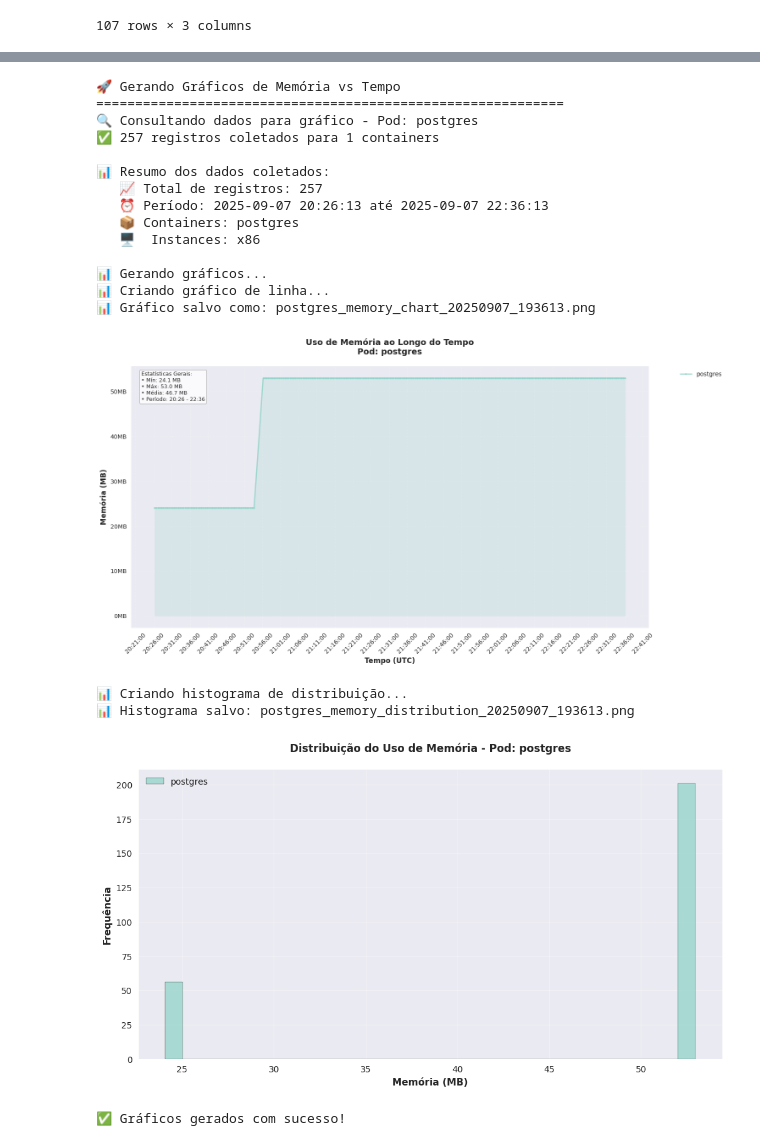
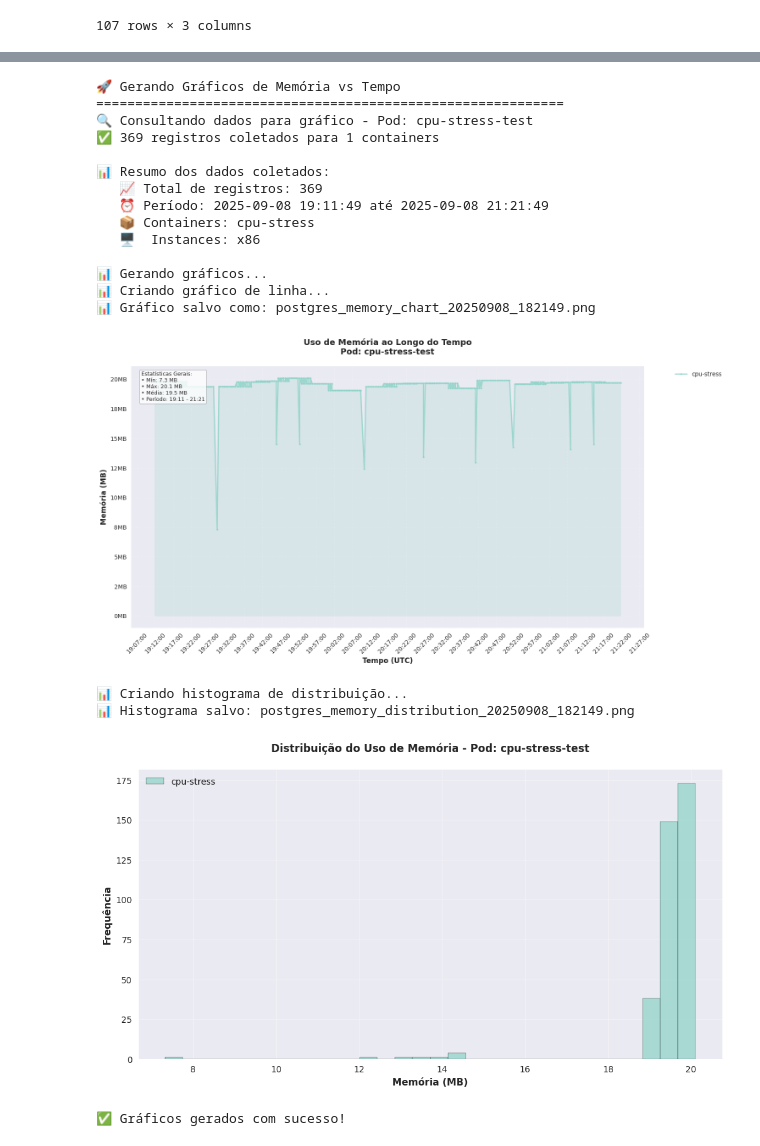
Before and after one commit to leopiresss/flex, a Jupyter notebook: python/analisa_kubernetes/analise.ipynb, the cells around one changed output, grey strips where cells are left out. Cells and saved outputs as stored; diff of their text form; code cells hidden in the pictures.

```diff
--- a/python/analisa_kubernetes/analise.ipynb
+++ b/python/analisa_kubernetes/analise.ipynb
@@ -841,7 +841,7 @@ def create_multiple_charts(df, pod_name):
 def main():
     # Configurações
     PROMETHEUS_URL = "http://192.168.242.131:9090"
-    POD_NAME = "postgres"  # Ajuste conforme necessário
+    POD_NAME = "cpu-stress-test"  # Ajuste conforme necessário
     TIME_RANGE = "130m"     # Período de consulta
 
     print("🚀 Gerando Gráficos de Memória vs Tempo")
@@ -857,42 +857,42 @@ def main():
     # Mostrar resumo dos dados
     print(f"\n📊 Resumo dos dados coletados:")
     print(f"   📈 Total de registros: {len(df)}")
     print(f"   ⏰ Período: {df['datetime'].min()} até {df['datetime'].max()}")
     print(f"   📦 Containers: {', '.join(df['container'].unique())}")
     print(f"   🖥️  Instances: {', '.join(df['instance'].unique())}")
 
     # Criar gráficos
     print(f"\n📊 Gerando gráficos...")
     create_multiple_charts(df, POD_NAME)
 
     print(f"\n✅ Gráficos gerados com sucesso!")
 
     return df
 
 if __name__ == "__main__":
     # Instalar dependências necessárias:
     # pip install matplotlib seaborn requests pandas
 
     dataset = main()
 # %% [output]
 🚀 Gerando Gráficos de Memória vs Tempo
 ============================================================
-🔍 Consultando dados para gráfico - Pod: postgres
-✅ 257 registros coletados para 1 containers
+🔍 Consultando dados para gráfico - Pod: cpu-stress-test
+✅ 369 registros coletados para 1 containers
 
 📊 Resumo dos dados coletados:
-   📈 Total de registros: 257
-   ⏰ Período: 2025-09-07 20:26:13 até 2025-09-07 22:36:13
-   📦 Containers: postgres
+   📈 Total de registros: 369
+   ⏰ Período: 2025-09-08 19:11:49 até 2025-09-08 21:21:49
+   📦 Containers: cpu-stress
    🖥️  Instances: x86
 
 📊 Gerando gráficos...
 📊 Criando gráfico de linha...
-📊 Gráfico salvo como: postgres_memory_chart_20250907_193613.png
+📊 Gráfico salvo como: postgres_memory_chart_20250908_182149.png
-[figure, old version]
+[figure, new version]
 📊 Criando histograma de distribuição...
-📊 Histograma salvo: postgres_memory_distribution_20250907_193613.png
+📊 Histograma salvo: postgres_memory_distribution_20250908_182149.png
-[figure, old version]
+[figure, new version]
 ✅ Gráficos gerados com sucesso!
 # %%
 !pip install prometheus_api_client pandas
```
Also changed, not shown: parts of 6 cells of this notebook, 38 other files.
